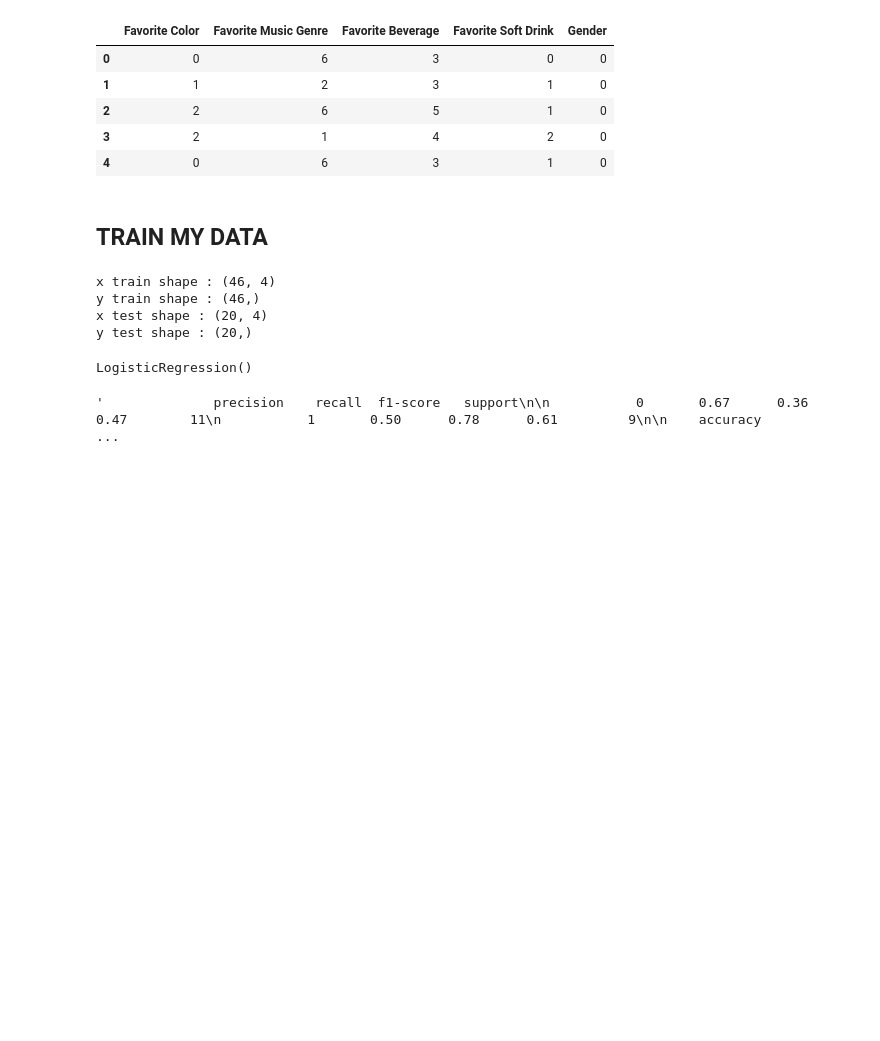
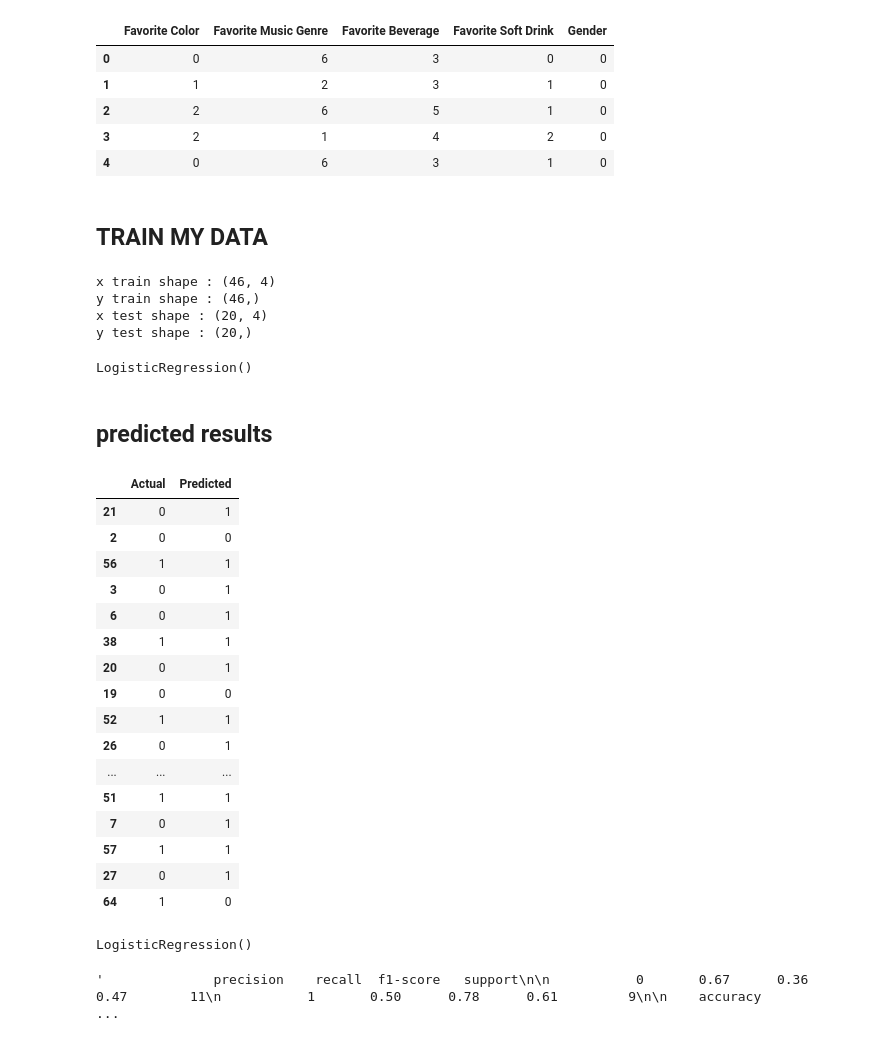
Before and after one commit to Wilsonafolabi/Genderclassication-using-logisticregression, a Jupyter notebook: classification tut.ipynb, the cells around one changed output. Cells and saved outputs as stored; diff of their text form; code cells hidden in the pictures; blank space fills up the shorter version.

```diff
--- a/classification tut.ipynb
+++ b/classification tut.ipynb
@@ -249,0 +263,2 @@ gender_data
+# %%
+gender_data['Favorite Soft Drink'] = encoder.fit_transform(gender_data['Favorite Soft Drink'])
@@ -249,0 +269,2 @@ gender_data
+# %%
+gender_data['Gender'] = encoder.fit_transform(gender_data['Gender'])
@@ -279,6 +319,34 @@ x test shape : (20, 4)
 y test shape : (20,)
 # %%
 model1=LogisticRegression()
+# %%
+model1.fit(x_train, y_train)
+# %% [output]
+LogisticRegression()
+# %%
+log_regr_y_pred = model1.predict(x_test)
+# %% [markdown]
+## predicted results
+# %%
+pd.DataFrame({'Actual':y_test, 'Predicted':log_regr_y_pred})
+# %% [output]
+|  | Actual | Predicted |
+| 21 | 0 | 1 |
+| 2 | 0 | 0 |
+| 56 | 1 | 1 |
+| 3 | 0 | 1 |
+| 6 | 0 | 1 |
+| 38 | 1 | 1 |
+| 20 | 0 | 1 |
+| 19 | 0 | 0 |
+| 52 | 1 | 1 |
+| 26 | 0 | 1 |
+| ... | ... | ... |
+| 51 | 1 | 1 |
+| 7 | 0 | 1 |
+| 57 | 1 | 1 |
+| 27 | 0 | 1 |
+| 64 | 1 | 0 |
 # %%
 model1.fit(x_train, y_train)
 # %% [output]
```
Also changed, not shown: parts of 18 cells of this notebook.
